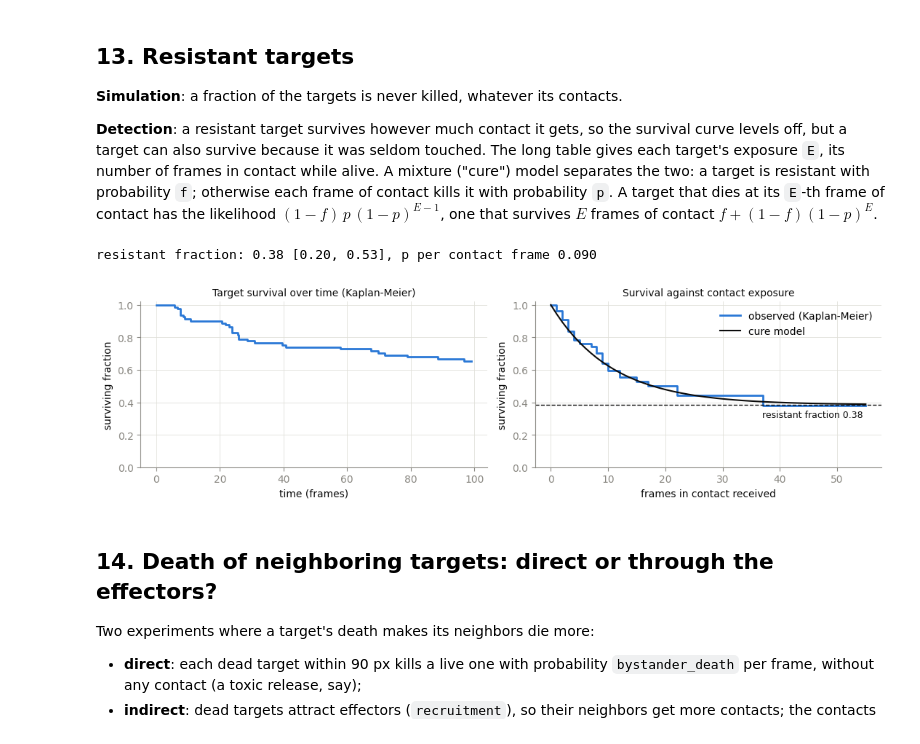
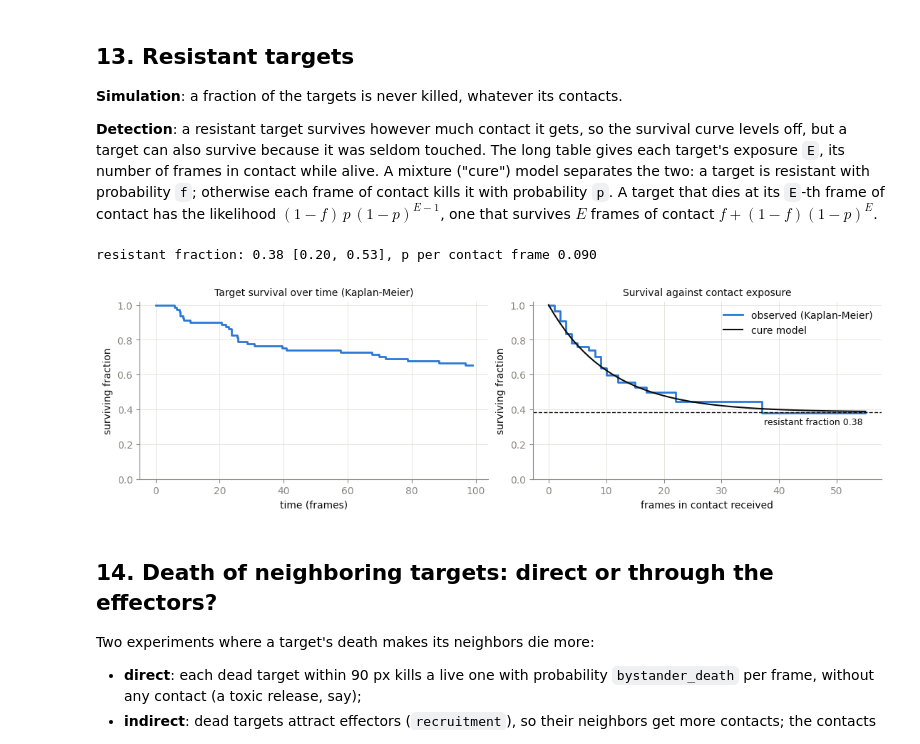
Before and after one commit to celldetective/celldetective, a Jupyter notebook: demos/synthetic_parameter_recovery.ipynb, the cells around one changed output. Drawn from its saved outputs; the diff is of its cells as text; code cells hidden in the pictures.

```diff
--- a/demos/synthetic_parameter_recovery.ipynb
+++ b/demos/synthetic_parameter_recovery.ipynb
@@ -44,4 +44,5 @@ plt.rcParams.update({
     "figure.dpi": 100, "axes.edgecolor": MUTED, "axes.labelcolor": INK, "xtick.color": MUTED,
     "ytick.color": MUTED, "axes.spines.top": False, "axes.spines.right": False, "axes.grid": True,
     "grid.color": GRID, "grid.linewidth": 0.6, "axes.axisbelow": True, "legend.frameon": False,
+    "text.color": INK, "axes.titlecolor": INK, "axes.titlesize": 10,
 })
@@ -249,21 +328,7 @@ print(f"{len(dead)} of {len(per_target)} targets die during the movie")
 # %%
 # The thresholded status of a few dying targets, with the step function fitted to it.
 examples = dead.sort_values("t_death").iloc[np.linspace(0, len(dead) - 1, 4).astype(int)]
-fig, axes = plt.subplots(1, len(examples), figsize=(12, 2.6), sharey=True)
-for ax, (track_id, row) in zip(axes, examples.iterrows()):
-    tr = tables["targets"][tables["targets"]["TRACK_ID"] == track_id].sort_values("FRAME")
-    status = (tr["dead_nuclei_channel_mean"] > threshold).astype(int)
-    window = (tr["FRAME"] - row["t_death"]).abs() <= 10
-    t = np.linspace(tr["FRAME"][window].min(), tr["FRAME"][window].max(), 400)
-    ax.plot(t, step_function(t, row["t_death"], 0.05), color=MUTED, lw=2, label="step fit")
-    ax.scatter(tr["FRAME"][window], status[window], s=16, color=TARGETS, zorder=3, label="status")
-    ax.axvline(row["t_death"], color=INK, lw=1, ls="--")
-    ax.set_title(f"target {track_id}: t_death = {row['t_death']:.2f}", fontsize=9, color=INK)
-    ax.set_xlabel("frame")
-axes[0].set_ylabel("dead (status)")
-axes[0].set_yticks([0, 1])
-axes[0].legend(loc="upper left")
-plt.tight_layout()
+plot_step_fits(tables["targets"], examples, threshold)
 
 # The fitted step sits between the last frame alive and the first frame dead:
 # rounded up, it is the first frame where the target is seen dead.
@@ -835,56 +859,47 @@ kills it with probability `p`. A target that dies at its `E`-th frame of
 contact has the likelihood $(1 - f)\,p\,(1 - p)^{E - 1}$, one that survives
 $E$ frames of contact $f + (1 - f)(1 - p)^E$.
 # %%
+from lifelines import KaplanMeierFitter
+
 res = run_experiment({**BIG, "n_effectors": 40, "death_probability": 0.1, "resistant_fraction": 0.3})
 per_cell = res["long"].groupby("cell").agg(E=("in_contact", "sum"), died=("event", "max"))
 
 
 def fit_resistance(t):
     E, d = t["E"].to_numpy(), t["died"].to_numpy()
 
     def nll(th):
         f, p = th
         lik = np.where(d == 1, (1 - f) * p * (1 - p) ** np.maximum(E - 1, 0), f + (1 - f) * (1 - p) ** E)
         return -np.sum(np.log(np.clip(lik, EPS, None)))
 
     return minimize(nll, [0.2, 0.05], bounds=[(0, 0.99), (1e-4, 0.9)], method="L-BFGS-B").x
 
 
 f_hat, p_r = fit_resistance(per_cell)
 f_ci = bootstrap({c: per_cell.loc[[c]] for c in per_cell.index}, lambda t: fit_resistance(t)[0])
 
-from lifelines import KaplanMeierFitter
-
 res["reference"]["position"] = "resistance"
 km_time = compute_survival(res["reference"], "class_death", "t_death")
 # With exposure as the clock, the cure model predicts the survival curve itself.
 km_exposure = KaplanMeierFitter().fit(per_cell["E"], event_observed=per_cell["died"])
 
-fig, axes = plt.subplots(1, 2, figsize=(11, 3.2))
-s_t = km_time.survival_function_.iloc[:, 0]
-axes[0].step(s_t.index, s_t.to_numpy(), where="post", color=TARGETS, lw=2)
-axes[0].set_ylim(0, 1.02)
-axes[0].set_xlabel("time (frames)")
-axes[0].set_ylabel("surviving fraction")
-axes[0].set_title("Target survival over time (Kaplan-Meier)", color=INK, fontsize=10)
-s_e = km_exposure.survival_function_.iloc[:, 0]
-axes[1].step(s_e.index, s_e.to_numpy(), where="post", color=TARGETS, lw=2, label="observed (Kaplan-Meier)")
+axes = panels(2, (5.5, 3.2))
+plot_survival(axes[0], km_time)
+axes[0].set(xlabel="time (frames)", title="Target survival over time (Kaplan-Meier)")
+plot_survival(axes[1], km_exposure, label="observed (Kaplan-Meier)")
 E = np.arange(0, int(per_cell["E"].max()) + 1)
 axes[1].plot(E, f_hat + (1 - f_hat) * (1 - p_r) ** E, color=INK, lw=1.5, label="cure model")
 axes[1].axhline(f_hat, color=INK, ls="--", lw=1)
-axes[1].text(E.max(), f_hat - 0.03, f"resistant fraction {f_hat:.2f} ", ha="right", va="top", color=INK, fontsize=9)
-axes[1].set_ylim(0, 1.02)
-axes[1].set_xlabel("frames in contact received")
-axes[1].set_ylabel("surviving fraction")
-axes[1].set_title("Survival against contact exposure", color=INK, fontsize=10)
+axes[1].text(E.max(), f_hat - 0.03, f"resistant fraction {f_hat:.2f} ", ha="right", va="top", fontsize=9)
+axes[1].set(xlabel="frames in contact received", title="Survival against contact exposure")
 axes[1].legend(loc="upper right")
-plt.tight_layout()
 print(f"resistant fraction: {f_hat:.2f} [{f_ci[0]:.2f}, {f_ci[1]:.2f}], p per contact frame {p_r:.3f}")
 mechanisms.append(("resistant targets", "resistant_fraction", 0.3, f"{f_hat:.2f} [{f_ci[0]:.2f}, {f_ci[1]:.2f}]",
                    "cure model on contact exposure"))
 # %% [output]
 resistant fraction: 0.38 [0.20, 0.53], p per contact frame 0.090
-[figure, old version]
+[figure, new version]
 # %% [markdown]
 ## 14. Death of neighboring targets: direct or through the effectors?
 
```
Also changed, not shown: parts of 32 cells of this notebook.
